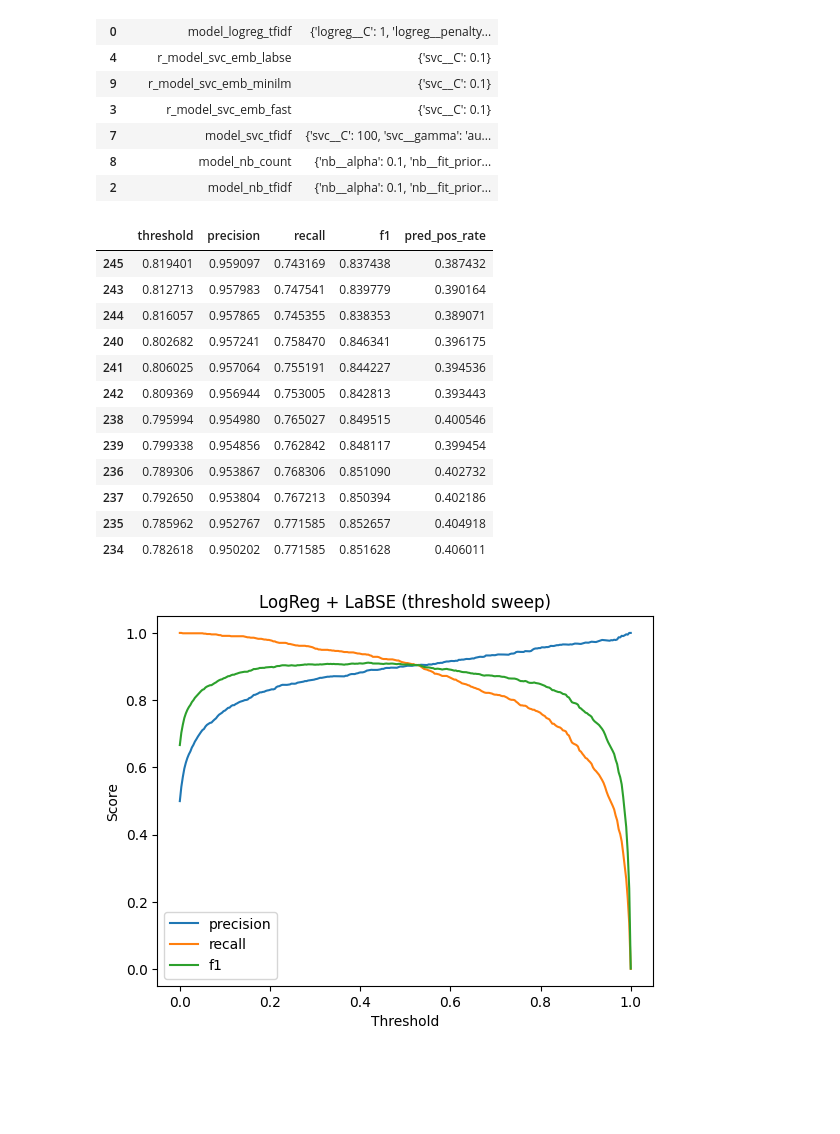
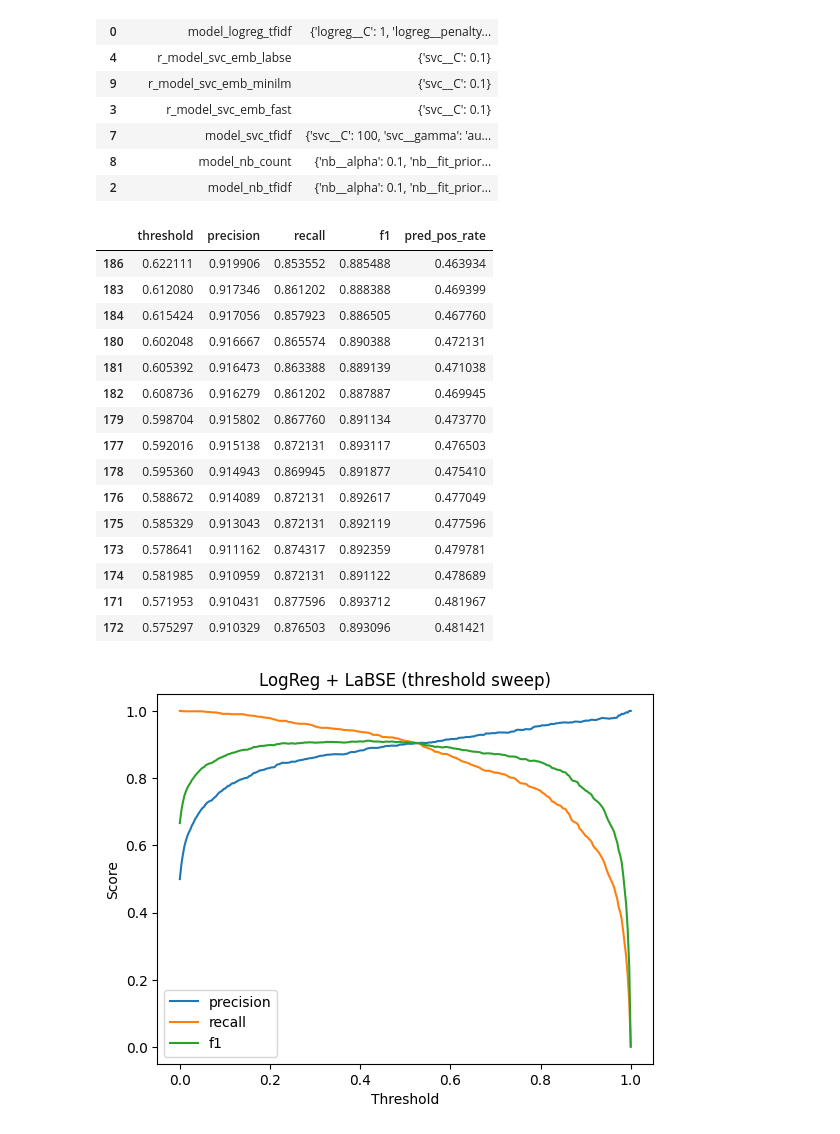
Before and after one commit to PacoBahena/hate_detection, a Jupyter notebook: ia_hate/models/Learning.ipynb, the cells around one changed output. Drawn from its saved outputs; the diff is of its cells as text; code cells hidden in the pictures; blank space fills up the shorter version.

```diff
--- a/ia_hate/models/Learning.ipynb
+++ b/ia_hate/models/Learning.ipynb
@@ -404,8 +404,8 @@ scorer = make_scorer(precision_score,pos_label=VIOLENT_LABEL,average="binary",ze
 # best_logreg = GridSearchCV(classifierLR, param_grid_logreg,n_jobs=8,cv=5,scoring=scorer)
 # %%
 models_to_train = {
-    'model_nb_count': (classifierNB_count, param_grid_nb, X_train, y_train),
-    'model_nb_tfidf': (classifierNB_tfidf, param_grid_nb, X_train, y_train)
+    # 'model_nb_count': (classifierNB_count, param_grid_nb, X_train, y_train),
+    # 'model_nb_tfidf': (classifierNB_tfidf, param_grid_nb, X_train, y_train)
     # 'model_svc_tfidf':(classifierSVC,param_grid_svc, X_train, y_train),
     # 'model_rf_tfidf': (classifierRF,param_grid_rf, X_train, y_train),
     # 'model_logreg_tfidf':(classifierLR, param_grid_logreg, X_train, y_train),
@@ -416,8 +416,8 @@ models_to_train = {
     # 'r_model_svc_emb_minilm':(classifierSVC_emb,param_grid_svc_emb, X_train_minilm, y_train),
     # 'r_model_logreg_emb_minilm':(classifierLR_emb, param_grid_logreg, X_train_minilm, y_train),
 
-    # 'r_model_svc_emb_labse':(classifierSVC_emb,param_grid_svc_emb, X_train_labse, y_train),
     # 'r_model_logreg_emb_labse':(classifierLR_emb, param_grid_logreg, X_train_labse, y_train),
+    'r_model_svc_emb_labse':(classifierSVC_emb,param_grid_svc_emb, X_train_labse, y_train),
 
 
 }
@@ -530,7 +524,9 @@ for model_file in model_files:
     with open(model_file, 'rb') as file:
         model = pickle.load(file)
         t_models[model_name] = model
+        print(f"\nBest CV score was :{model.best_score_}")
         print(f"\nBest params were :{model.best_params_}")
+
 
     #checking performance on training data
 
@@ -555,6 +551,7 @@ for model_file in model_files:
         "v_precision": round(report_dict['violent']['precision'], 2),
         "v_recall": round(report_dict['violent']['recall'], 2),
         "v_f1": round(report_dict['violent']['f1-score'], 2),
+        "precision_training": round(t_models[model_name].best_score_,2),
         "nv_precision": round(report_dict['nonviolent']['precision'], 2),
         "nv_recall": round(report_dict['nonviolent']['recall'], 2),
         "nv_f1": round(report_dict['nonviolent']['f1-score'], 2),
@@ -565,6 +562,7 @@ for model_file in model_files:
     metrics_dicts.append(metrics_dict)
 
     print(f"\nThe model {model_name} metrics: \n")
+    print(f"The model cv_score: {metrics_dict['precision_training']}")
     print(f"Precision: {metrics_dict['v_precision']:.2f}, Recall: {metrics_dict['v_recall']:.2f}, Accuracy: {metrics_dict['accuracy']:.2f} \n")
     print("the model report: \n")
     print(report_model)
@@ -759,33 +757,36 @@ def plot_threshold_curves(df, title="Threshold sweep"):
 # %%
 logreg_labse = t_models["r_model_logreg_emb_labse"].best_estimator_
 test_features = get_X_test("r_model_logreg_emb_labse", full=(not balanced_test_dataset))
 scores_lr = get_scores(logreg_labse, test_features)
 
 
 df_lr = threshold_sweep(scores_lr, np.asarray(test_labels))
 
 
 df_lr_filtered = (
-    df_lr[np.logical_and(df_lr["precision"] >= 0.95, df_lr["precision"] <= 0.96)]
+    df_lr[np.logical_and(df_lr["precision"] >= 0.91, df_lr["precision"] <= 0.92)]
         .sort_values(["precision", "recall"], ascending=False)
         .head(20)
 )
 
 df_lr_filtered
 # %% [output]
 |  | threshold | precision | recall | f1 | pred_pos_rate |
-| 245 | 0.819401 | 0.959097 | 0.743169 | 0.837438 | 0.387432 |
-| 243 | 0.812713 | 0.957983 | 0.747541 | 0.839779 | 0.390164 |
-| 244 | 0.816057 | 0.957865 | 0.745355 | 0.838353 | 0.389071 |
-| 240 | 0.802682 | 0.957241 | 0.758470 | 0.846341 | 0.396175 |
-| 241 | 0.806025 | 0.957064 | 0.755191 | 0.844227 | 0.394536 |
-| 242 | 0.809369 | 0.956944 | 0.753005 | 0.842813 | 0.393443 |
-| 238 | 0.795994 | 0.954980 | 0.765027 | 0.849515 | 0.400546 |
-| 239 | 0.799338 | 0.954856 | 0.762842 | 0.848117 | 0.399454 |
-| 236 | 0.789306 | 0.953867 | 0.768306 | 0.851090 | 0.402732 |
-| 237 | 0.792650 | 0.953804 | 0.767213 | 0.850394 | 0.402186 |
-| 235 | 0.785962 | 0.952767 | 0.771585 | 0.852657 | 0.404918 |
-| 234 | 0.782618 | 0.950202 | 0.771585 | 0.851628 | 0.406011 |
+| 186 | 0.622111 | 0.919906 | 0.853552 | 0.885488 | 0.463934 |
+| 183 | 0.612080 | 0.917346 | 0.861202 | 0.888388 | 0.469399 |
+| 184 | 0.615424 | 0.917056 | 0.857923 | 0.886505 | 0.467760 |
+| 180 | 0.602048 | 0.916667 | 0.865574 | 0.890388 | 0.472131 |
+| 181 | 0.605392 | 0.916473 | 0.863388 | 0.889139 | 0.471038 |
+| 182 | 0.608736 | 0.916279 | 0.861202 | 0.887887 | 0.469945 |
+| 179 | 0.598704 | 0.915802 | 0.867760 | 0.891134 | 0.473770 |
+| 177 | 0.592016 | 0.915138 | 0.872131 | 0.893117 | 0.476503 |
+| 178 | 0.595360 | 0.914943 | 0.869945 | 0.891877 | 0.475410 |
+| 176 | 0.588672 | 0.914089 | 0.872131 | 0.892617 | 0.477049 |
+| 175 | 0.585329 | 0.913043 | 0.872131 | 0.892119 | 0.477596 |
+| 173 | 0.578641 | 0.911162 | 0.874317 | 0.892359 | 0.479781 |
+| 174 | 0.581985 | 0.910959 | 0.872131 | 0.891122 | 0.478689 |
+| 171 | 0.571953 | 0.910431 | 0.877596 | 0.893712 | 0.481967 |
+| 172 | 0.575297 | 0.910329 | 0.876503 | 0.893096 | 0.481421 |
 # %%
 plot_threshold_curves(df_lr, title="LogReg + LaBSE (threshold sweep)")
 # %% [output]
```
Also changed, not shown: parts of 7 cells of this notebook, 2 other files.
